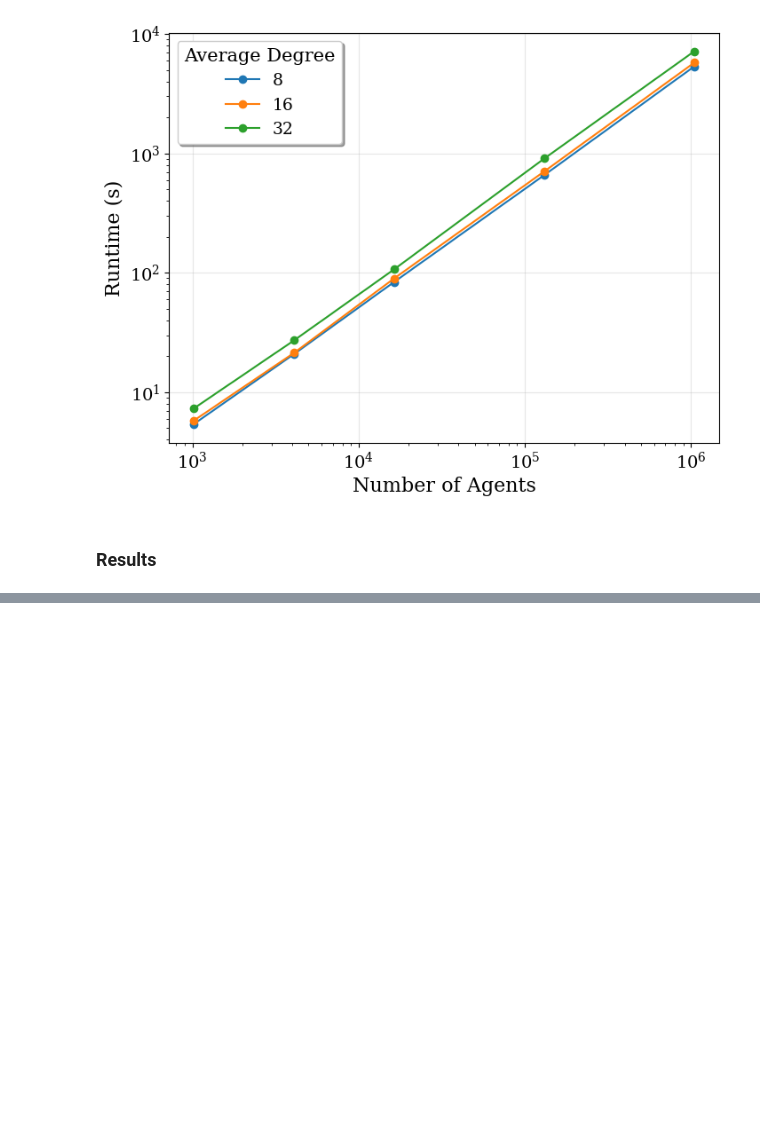
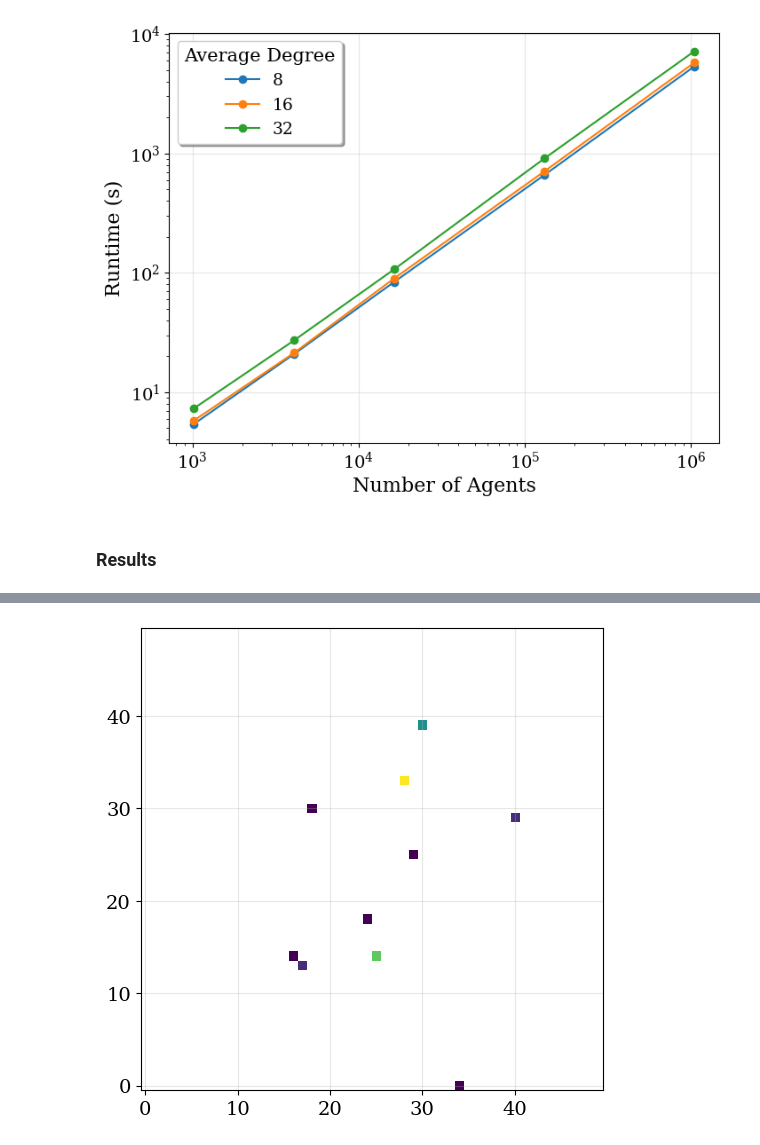
Before and after one commit to SDCCA/DGL-PTM, a Jupyter notebook: DGL_testing/misc_testing.ipynb, the cells around one changed output, grey strips where cells are left out. Saved outputs shown, nothing was run; the diff lists cells and outputs as text; code cells hidden in the pictures; blank space fills up the shorter version.

```diff
--- a/DGL_testing/misc_testing.ipynb
+++ b/DGL_testing/misc_testing.ipynb
@@ -387,0 +546,17 @@ for i in range(50):
+# %%
+T = 36
+
+infected_agents = np.where(compartment_data[:, T] == STATE)[0]
+infected_coords = np.column_stack([X[infected_agents, T], Y[infected_agents, T]])
+
+# Create the heatmap grid
+heatmap_grid = np.zeros((50, 50), dtype=int)
+for x, y in infected_coords.astype(int):
+    heatmap_grid[x, y] += 1
+
+masked_heatmap = np.ma.masked_where(heatmap_grid < 2, heatmap_grid)
+
+plt.imshow(masked_heatmap, origin="lower")
+plt.show()
+# %% [output]
+[figure, added]
```
Also changed, not shown: parts of 11 cells of this notebook, 1 other file.
